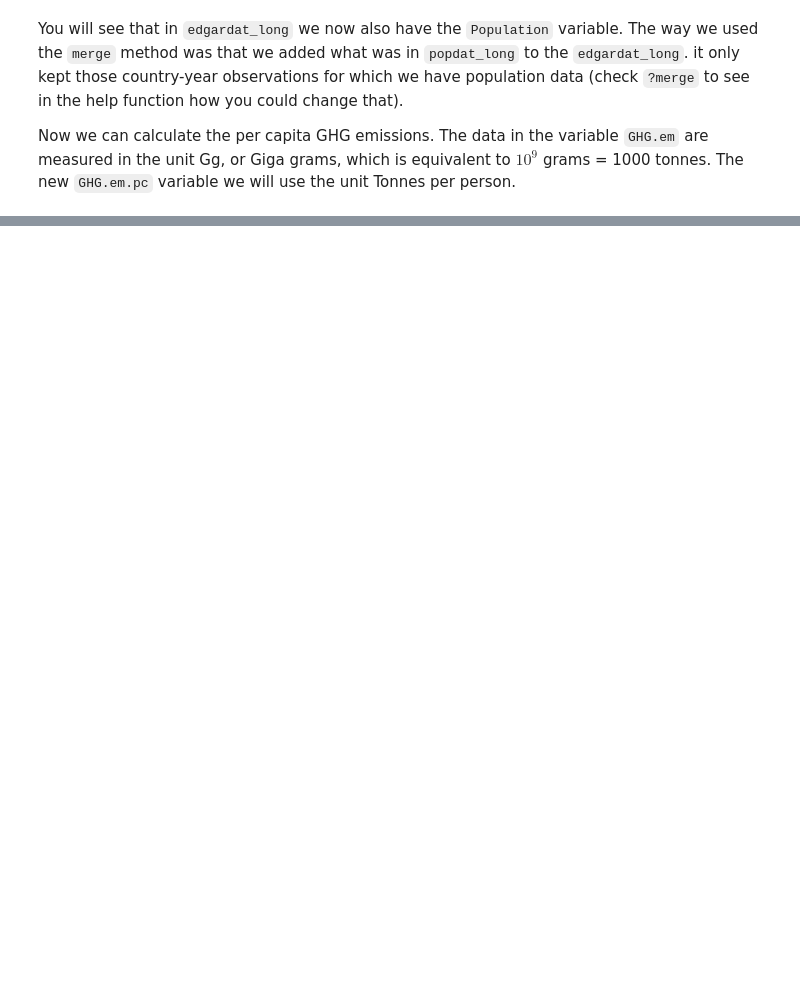
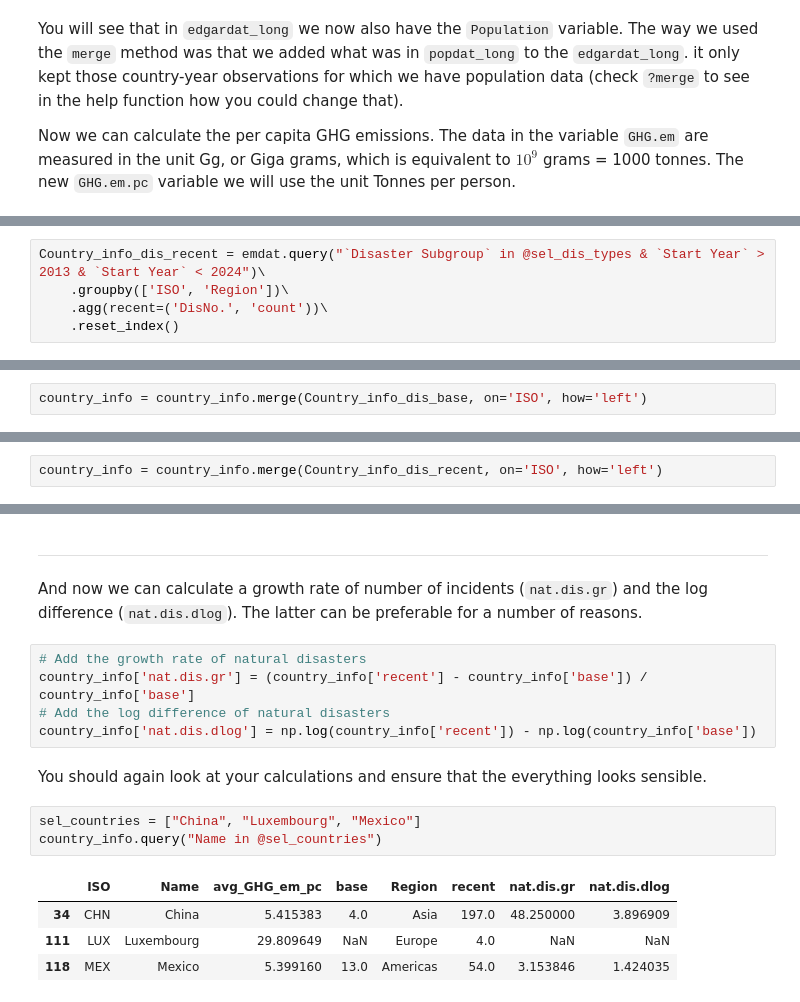
Before and after one commit to datasquad/DEE2025_coding, a Jupyter notebook: DataWalkThrough_DEE2025_pypj.ipynb, the cells around one changed output, grey strips where cells are left out. Saved outputs shown, nothing was run; the diff lists cells and outputs as text; blank space fills up the shorter version.

Commit message:
started last section in python version

```diff
--- a/DataWalkThrough_DEE2025_pypj.ipynb
+++ b/DataWalkThrough_DEE2025_pypj.ipynb
@@ -973,0 +1156,5 @@ Now we can calculate the per capita GHG emissions. The data in the variable `GHG
+# %%
+Country_info_dis_recent = emdat.query("`Disaster Subgroup` in @sel_dis_types & `Start Year` > 2013 & `Start Year` < 2024")\
+    .groupby(['ISO', 'Region'])\
+    .agg(recent=('DisNo.', 'count'))\
+    .reset_index()
@@ -973,0 +1176,2 @@ Now we can calculate the per capita GHG emissions. The data in the variable `GHG
+# %%
+country_info = country_info.merge(Country_info_dis_base, on='ISO', how='left')
@@ -973,0 +1207,2 @@ Now we can calculate the per capita GHG emissions. The data in the variable `GHG
+# %%
+country_info = country_info.merge(Country_info_dis_recent, on='ISO', how='left')
@@ -973,0 +1244,23 @@ Now we can calculate the per capita GHG emissions. The data in the variable `GHG
+# %% [markdown]
+
+####
+[//]: # (-.- .unlisted .unnumbered)
+
+---
+# %% [markdown]
+And now we can calculate a growth rate of number of incidents (`nat.dis.gr`) and the log difference (`nat.dis.dlog`). The latter can be preferable for a number of reasons.
+# %%
+# Add the growth rate of natural disasters
+country_info['nat.dis.gr'] = (country_info['recent'] - country_info['base']) / country_info['base']
+# Add the log difference of natural disasters
+country_info['nat.dis.dlog'] = np.log(country_info['recent']) - np.log(country_info['base'])
+# %% [markdown]
+You should again look at your calculations and ensure that the everything looks sensible.
+# %%
+sel_countries = ["China", "Luxembourg", "Mexico"]
+country_info.query("Name in @sel_countries")
+# %% [output]
+|  | ISO | Name | avg_GHG_em_pc | base | Region | recent | nat.dis.gr | nat.dis.dlog |
+| 34 | CHN | China | 5.415383 | 4.0 | Asia | 197.0 | 48.250000 | 3.896909 |
+| 111 | LUX | Luxembourg | 29.809649 | NaN | Europe | 4.0 | NaN | NaN |
+| 118 | MEX | Mexico | 5.399160 | 13.0 | Americas | 54.0 | 3.153846 | 1.424035 |
```
Also changed, not shown: parts of 26 cells of this notebook, 2 other files.
